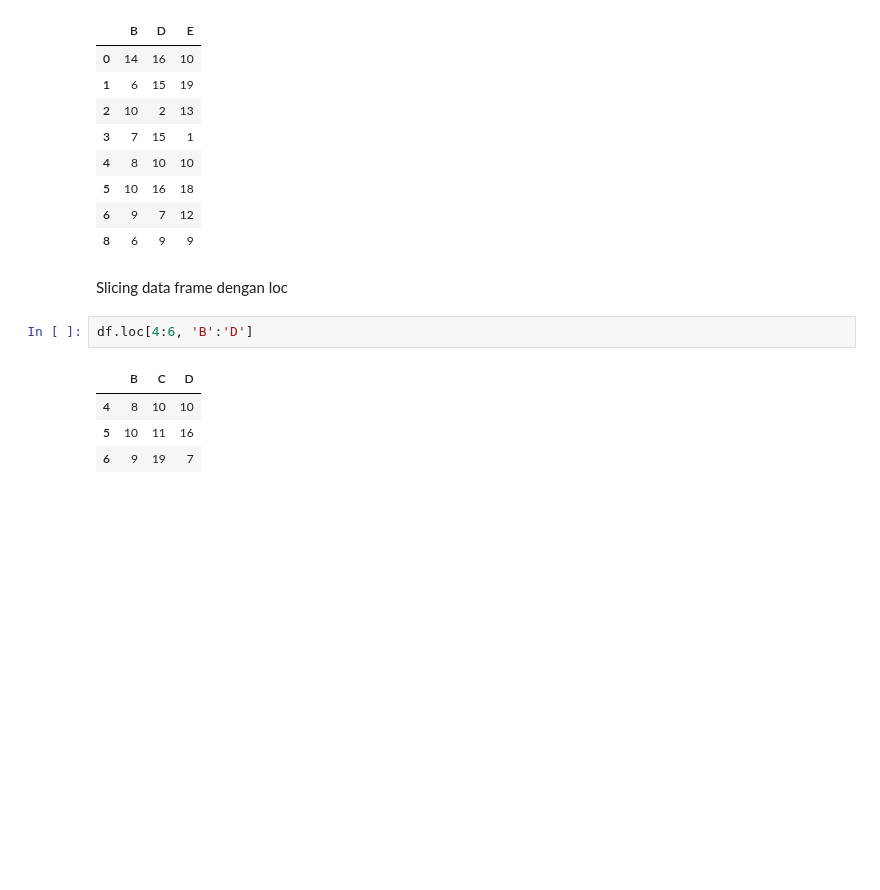
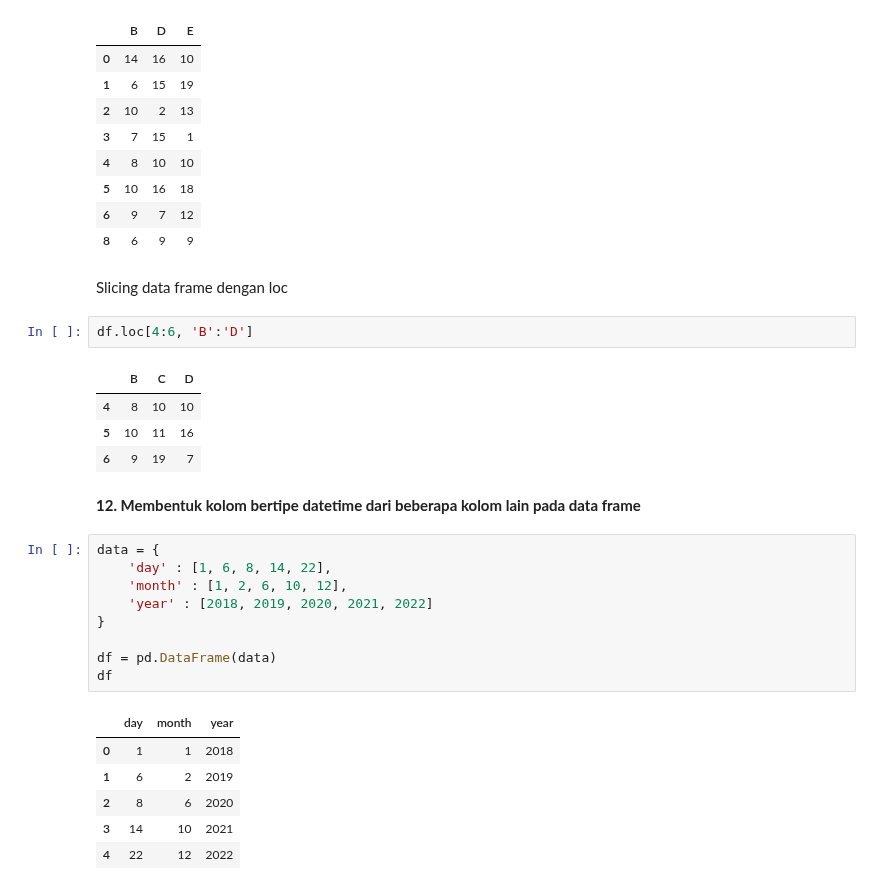
Before and after one commit to Edy-Mochamad/Learn-jupyter-notebook, a Jupyter notebook: pandas.ipynb, the cells around one changed output. Saved outputs shown, nothing was run; the diff lists cells and outputs as text; blank space fills up the shorter version.

Commit message:
update materi 12, make data frame

```diff
--- a/pandas.ipynb
+++ b/pandas.ipynb
@@ -574,3 +574,21 @@ df.loc[4:6, 'B':'D']
 | 4 | 8 | 10 | 10 |
 | 5 | 10 | 11 | 16 |
 | 6 | 9 | 19 | 7 |
+# %% [markdown]
+**12. Membentuk kolom bertipe datetime dari beberapa kolom lain pada data frame**
+# %%
+data = {
+    'day' : [1, 6, 8, 14, 22],
+    'month' : [1, 2, 6, 10, 12],
+    'year' : [2018, 2019, 2020, 2021, 2022]
+}
+
+df = pd.DataFrame(data)
+df
+# %% [output]
+|  | day | month | year |
+| 0 | 1 | 1 | 2018 |
+| 1 | 6 | 2 | 2019 |
+| 2 | 8 | 6 | 2020 |
+| 3 | 14 | 10 | 2021 |
+| 4 | 22 | 12 | 2022 |
```
